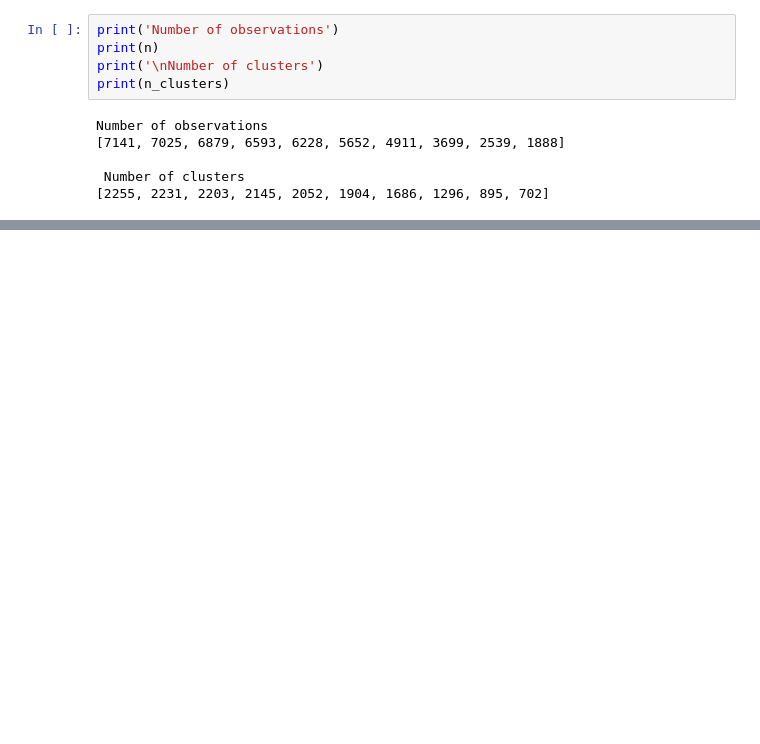
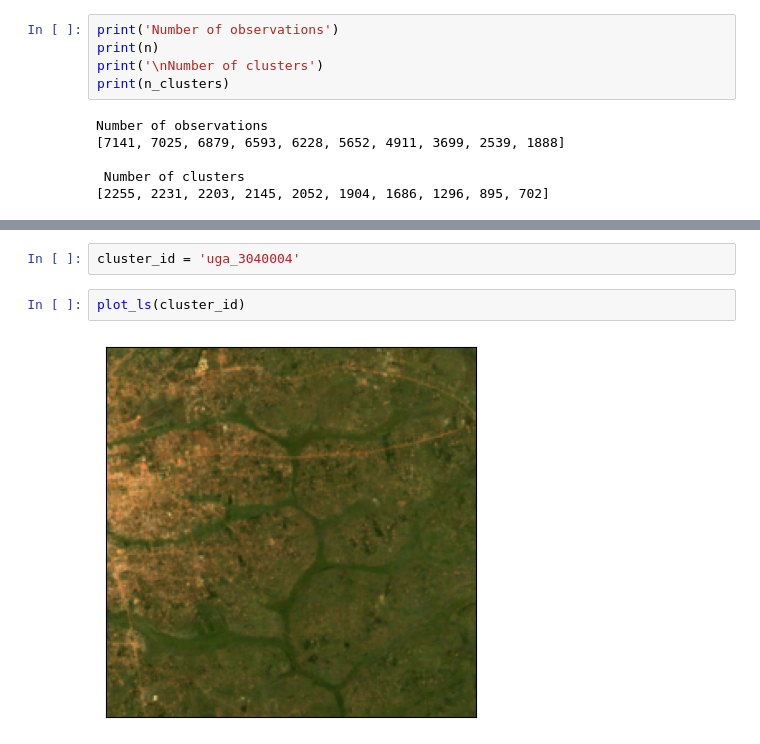
Before and after one commit to nateso/predicting_poverty, a Jupyter notebook: analysis/08_descriptive_statistics.ipynb, the cells around one changed output, grey strips where cells are left out. Saved outputs shown, nothing was run; the diff lists cells and outputs as text; blank space fills up the shorter version.

```diff
--- a/analysis/08_descriptive_statistics.ipynb
+++ b/analysis/08_descriptive_statistics.ipynb
@@ -115,0 +136,6 @@ Number of observations
+# %%
+cluster_id = 'uga_3040004'
+# %%
+plot_ls(cluster_id)
+# %% [output]
+[figure, added]
```
Also changed, not shown: parts of 21 cells of this notebook.
